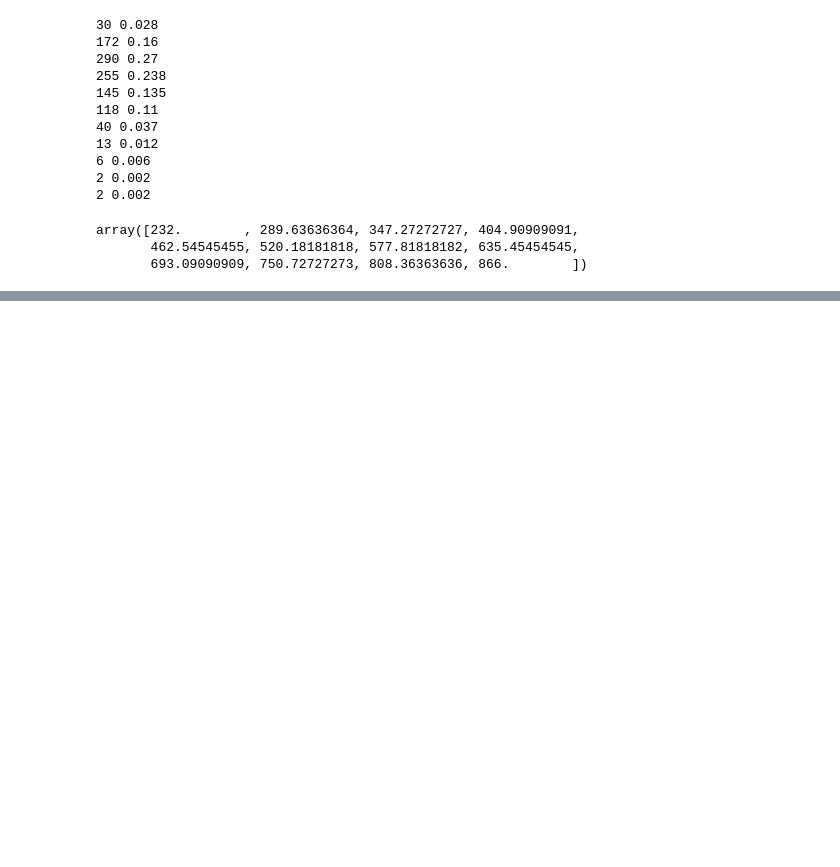
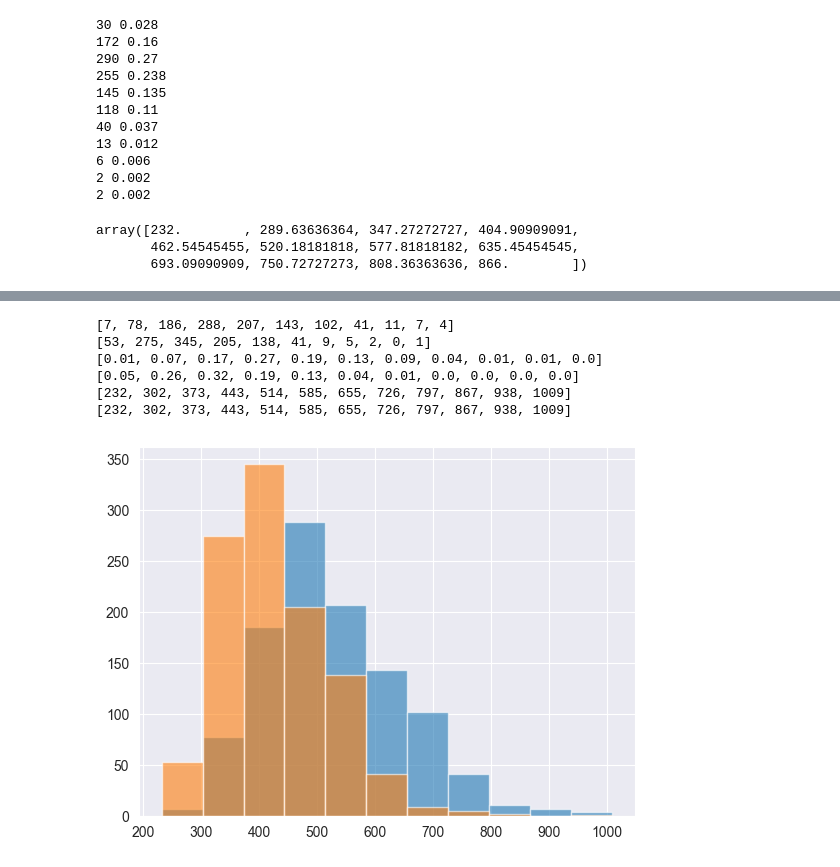
Before and after one commit to MEPhI-Floppas/matstat.py, a Jupyter notebook: bdz/luckich/bdz-5.ipynb, the cells around one changed output, grey strips where cells are left out. Saved outputs shown, nothing was run; the diff lists cells and outputs as text; code cells hidden in the pictures; blank space fills up the shorter version.

```diff
--- a/bdz/luckich/bdz-5.ipynb
+++ b/bdz/luckich/bdz-5.ipynb
@@ -30,6 +51,6 @@ two_sample_chisquare(X1, X2)
 # %%
 stored1 = []
-freq1,division1 = np.histogram(X1, bins=11)
+freq1,division1 = np.histogram(X1, bins=bins_number)
 for i in range(len(freq1)):
     stored1.append(freq1[i]/len(X1))
     print(freq1[i], round(freq1[i]/len(X1), 3))
@@ -51,7 +72,7 @@ array([ 270.        ,  337.18181818,  404.36363636,  471.54545455,
         807.45454545,  874.63636364,  941.81818182, 1009.        ])
 # %%
 stored2 = []
-freq2,division2 = np.histogram(X2, bins=11)
+freq2,division2 = np.histogram(X2, bins=bins_number)
 for i in range(len(freq2)):
     stored2.append(freq2[i]/len(X2))
     print(freq2[i], round(freq2[i]/len(X2), 3))
@@ -101,0 +132,33 @@ stored1, stored2
+# %%
+X2 = np.append(X2, X1.max())
+# %%
+X1 = np.append(X1, X2.min())
+# %%
+result = plt.hist(X1,  bins=bins_number, density=False, alpha=0.6, label='Гистограмма частот')
+frequencies_X = result[0]
+values_X = result[1]
+result = plt.hist(X2,  bins=bins_number, density=False, alpha=0.6, label='Гистограмма частот')
+frequencies_Y = result[0]
+values_Y = result[1]
+relative_freq_X = []
+relative_freq_Y = []
+
+for i in range(len(frequencies_X)):
+    relative_freq_X.append(round(frequencies_X[i]/len(X1), 2))
+    relative_freq_Y.append(round(frequencies_Y[i]/len(X2), 2))
+print([int(item) for item in frequencies_X])
+print([int(item) for item in frequencies_Y])
+print(relative_freq_X)
+print(relative_freq_Y)
+#print(sum(relative_freq_X)) для проверки
+#print(sum(relative_freq_Y)) что сумма относительных частот 1
+print([int(item) for item in values_X])
+print([int(item) for item in values_Y])
+# %% [output]
+[7, 78, 186, 288, 207, 143, 102, 41, 11, 7, 4]
+[53, 275, 345, 205, 138, 41, 9, 5, 2, 0, 1]
+[0.01, 0.07, 0.17, 0.27, 0.19, 0.13, 0.09, 0.04, 0.01, 0.01, 0.0]
+[0.05, 0.26, 0.32, 0.19, 0.13, 0.04, 0.01, 0.0, 0.0, 0.0, 0.0]
+[232, 302, 373, 443, 514, 585, 655, 726, 797, 867, 938, 1009]
+[232, 302, 373, 443, 514, 585, 655, 726, 797, 867, 938, 1009]
+[figure, added]
```
Also changed, not shown: parts of 11 cells of this notebook, 1 other file.
